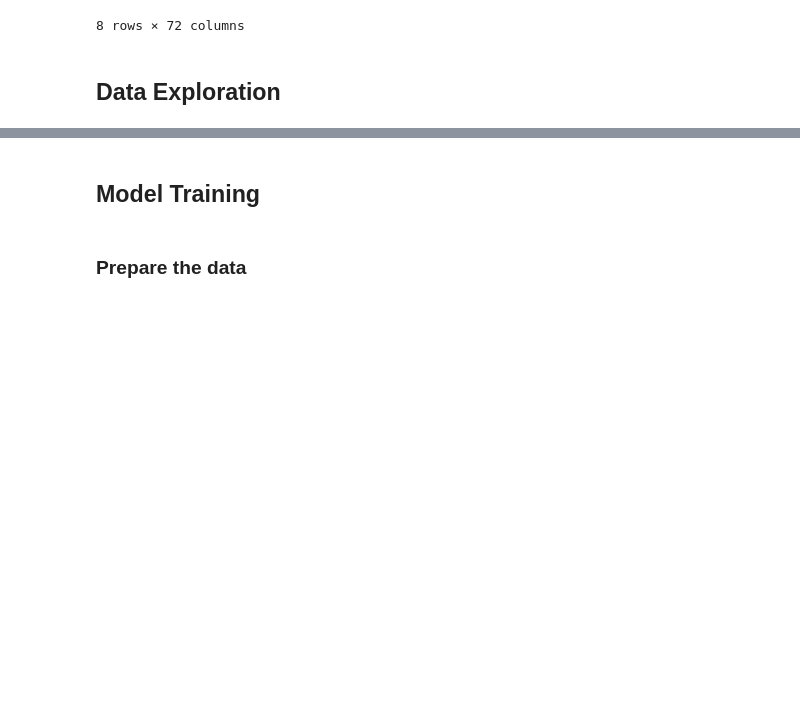
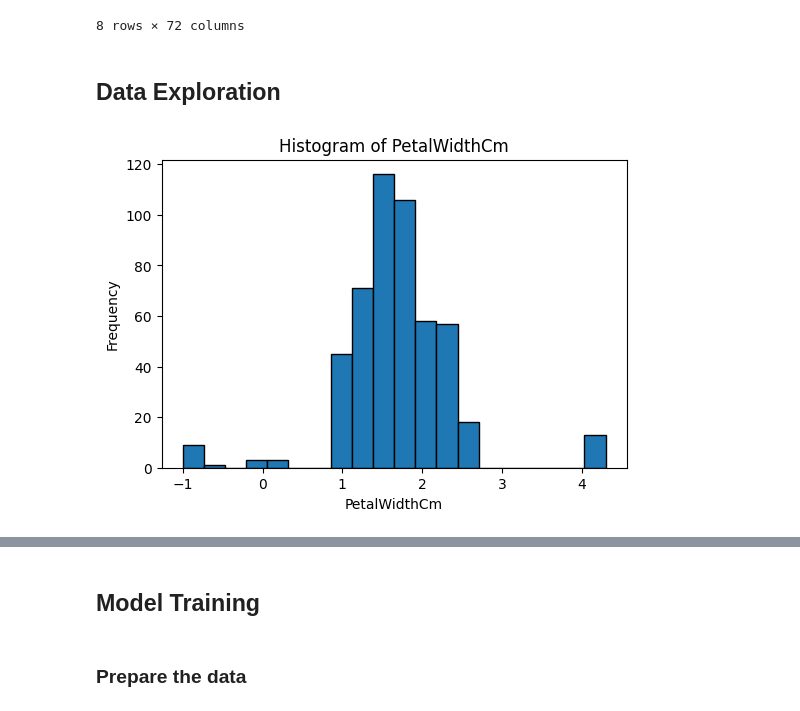
Before and after one commit to mijka-cloud/DM2026-Assignment-1, a Jupyter notebook: Real_World_Classification.ipynb, the cells around one changed output, grey strips where cells are left out. Drawn from its saved outputs; the diff is of its cells as text; code cells hidden in the pictures; blank space fills up the shorter version.

```diff
--- a/Real_World_Classification.ipynb
+++ b/Real_World_Classification.ipynb
@@ -107,6 +158,84 @@ df.describe()
 # %% [markdown]
 ## Data Exploration
 # %%
+import matplotlib.pyplot as plt
+import pandas as pd
+import numpy as np
 from sklearn.feature_selection import r_regression
 
-# TODO: Complete the 4. Data Exploration
+# ---------- 4(a) Histogram ----------
+data = df['PetalWidthCm'].dropna()
+
+plt.figure(figsize=(6,4))
+
+# histogram pouze s okraji
+plt.hist(data, bins=20, edgecolor='black')
+
+plt.title('Histogram of PetalWidthCm')
+plt.xlabel('PetalWidthCm')
+plt.ylabel('Frequency')
+plt.show()
+
+# ---------- 4(b) Pearson correlation ----------
+exclude_cols = ['PetalWidthCm', 'Species', 'Id']
+features = [col for col in df.columns if col not in exclude_cols]
+
+X = df[features]
+y = df['PetalWidthCm']
+
+corr_values = r_regression(X, y)
+
+corr_df = pd.DataFrame({
+    'Feature': features,
+    'Correlation': corr_values
+})
+
+top_positive = corr_df.sort_values(by='Correlation', ascending=False).iloc[0]
+
+print("Feature with highest positive correlation:")
+print(f"{top_positive['Feature']}: {top_positive['Correlation']}")
+
+# ---------- 4(c) Top 5 negative correlations ----------
+top_negative = corr_df.sort_values(by='Correlation').head(5)
+
+print("\nTop 5 features with strongest negative correlations:")
+for _, row in top_negative.iterrows():
+    print(f"{row['Feature']}: {row['Correlation']}")
+
+# ---------- 4(d) Boxplot ----------
+selected_features = [top_positive['Feature']] + list(top_negative['Feature'])
+
+plt.figure(figsize=(12,7))  # větší prostor
+box_data = [df[col].dropna() for col in selected_features]
+
+plt.boxplot(box_data, labels=selected_features)
+
+# přidání hodnot s offsetem (aby se nepřekrývaly)
+for i, col in enumerate(selected_features):
+    d = df[col].dropna()
+    med = np.median(d)
+    q1 = np.percentile(d, 25)
+    q3 = np.percentile(d, 75)
+
+    iqr = q3 - q1
+    lb = q1 - 1.5 * iqr
+    ub = q3 + 1.5 * iqr
+    outs = d[(d < lb) | (d > ub)]
+    max_out = outs.max() if len(outs) > 0 else None
+
+    x = i + 1
+
+    # větší vertikální odsazení
+    plt.text(x, med, f'Med:{med:.2f}', ha='center', va='bottom', fontsize=8)
+    plt.text(x, q1 - 0.05*(max(d)-min(d)), f'Q1:{q1:.2f}', ha='center', va='top', fontsize=8)
+    plt.text(x, q3 + 0.05*(max(d)-min(d)), f'Q3:{q3:.2f}', ha='center', va='bottom', fontsize=8)
+
+    if max_out is not None:
+        plt.text(x, max_out + 0.05*(max(d)-min(d)), f'Out:{max_out:.2f}', ha='center', va='bottom', fontsize=8)
+
+plt.title("Boxplot of selected features")
+plt.xticks(rotation=45)
+plt.tight_layout()  # lepší spacing
+plt.show()
+# %% [output]
+[figure, added]
```
Also changed, not shown: parts of 5 cells of this notebook.
